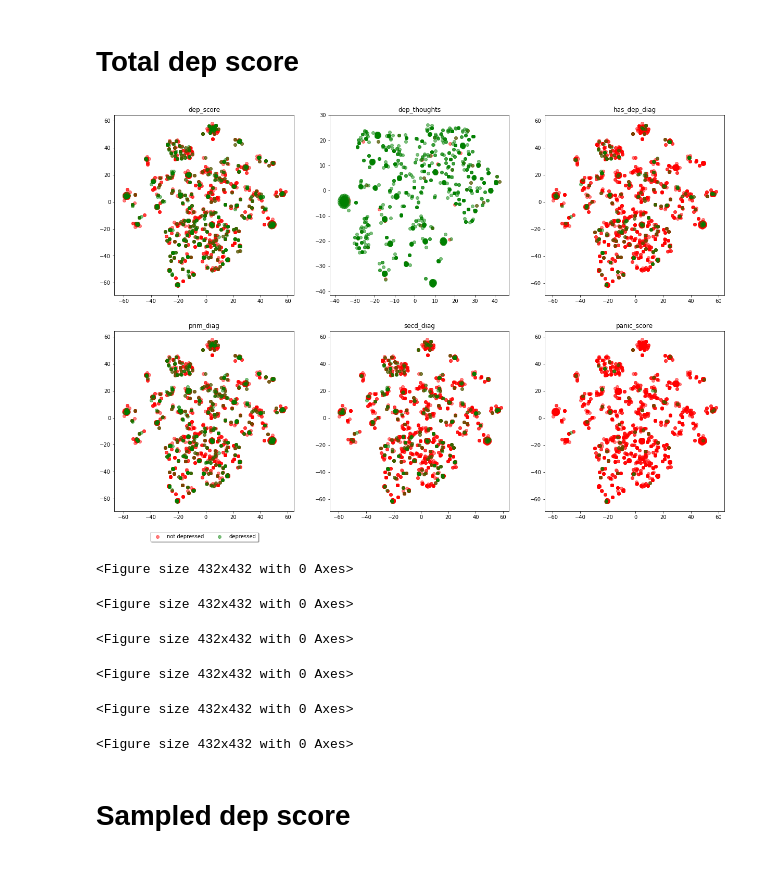
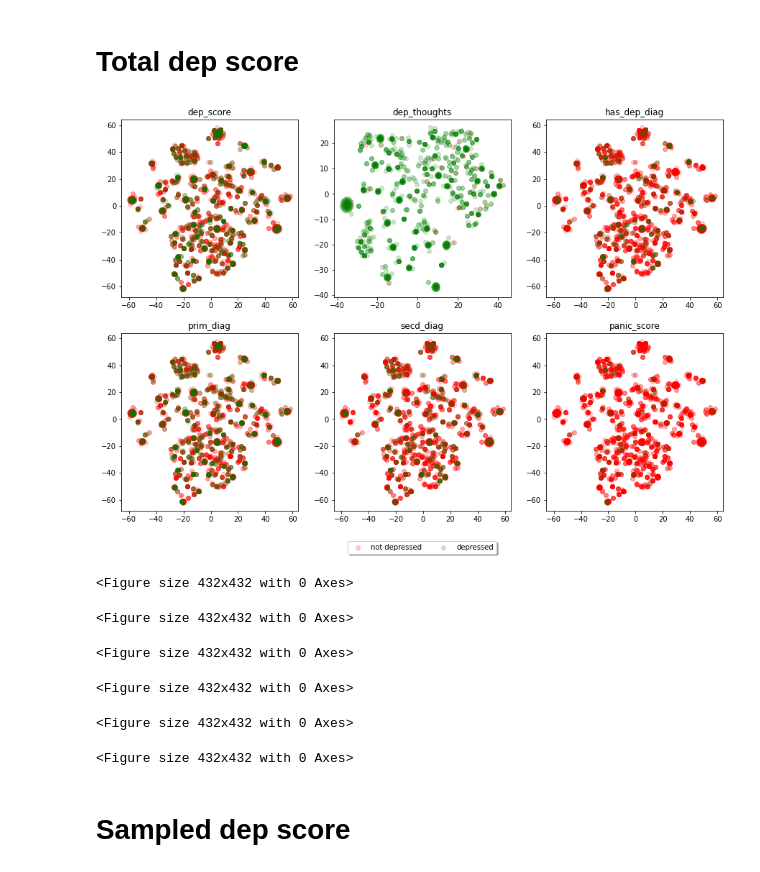
Before and after one commit to tomstark99/COMS30050, a Jupyter notebook: coursework/binary_classification/T-SNE.ipynb, the cells around one changed output. Cells and saved outputs as stored; diff of their text form; code cells hidden in the pictures.

Commit message:
updating graphs

```diff
--- a/coursework/binary_classification/T-SNE.ipynb
+++ b/coursework/binary_classification/T-SNE.ipynb
@@ -23,7 +23,7 @@ from sklearn.manifold import TSNE
 # %% [markdown]
 # Total dep score
 # %%
-fig, ((ax1, ax2, ax3), (ax4, ax5, ax6)) = plt.subplots(2, 3, figsize=(21, 14))
+fig, ((ax1, ax2, ax3), (ax4, ax5, ax6)) = plt.subplots(2, 3, figsize=(15, 10))
 
 # dep score
 total_dep_score = pd.read_csv('../data/0&1/total_dep_score.csv')
@@ -40,7 +40,7 @@ target_ids = range(2)
 plt.figure(figsize=(6, 6))
 colors = 'r', 'g'
 for i, c, label in zip(target_ids, colors, ['not depressed', 'depressed']):
-    ax1.scatter(X_tsne[target == i, 0], X_tsne[target == i, 1], c=c, label=label, alpha=0.5)
+    ax1.scatter(X_tsne[target == i, 0], X_tsne[target == i, 1], c=c, label=label, alpha=0.2)
 
 # dep thoughts
 total_dep_thoughts = pd.read_csv('../data/0&1/total_dep_thoughts.csv')
@@ -57,7 +57,7 @@ target_ids = range(2)
 plt.figure(figsize=(6, 6))
 colors = 'r', 'g'
 for i, c, label in zip(target_ids, colors, ['not depressed', 'depressed']):
-    ax2.scatter(X_tsne[target == i, 0], X_tsne[target == i, 1], c=c, label=label, alpha=0.5)
+    ax2.scatter(X_tsne[target == i, 0], X_tsne[target == i, 1], c=c, label=label, alpha=0.2)
 
 # has_dep_diag
 total_has_dep_diag = pd.read_csv('../data/0&1/total_has_dep_diag.csv')
@@ -74,7 +74,7 @@ target_ids = range(2)
 plt.figure(figsize=(6, 6))
 colors = 'r', 'g'
 for i, c, label in zip(target_ids, colors, ['not depressed', 'depressed']):
-    ax3.scatter(X_tsne[target == i, 0], X_tsne[target == i, 1], c=c, label=label, alpha=0.5)
+    ax3.scatter(X_tsne[target == i, 0], X_tsne[target == i, 1], c=c, label=label, alpha=0.2)
 
 # prim_diag
 total_prim_diag = pd.read_csv('../data/0&1/total_prim_diag.csv')
@@ -91,7 +91,7 @@ target_ids = range(2)
 plt.figure(figsize=(6, 6))
 colors = 'r', 'g'
 for i, c, label in zip(target_ids, colors, ['not depressed', 'depressed']):
-    ax4.scatter(X_tsne[target == i, 0], X_tsne[target == i, 1], c=c, label=label, alpha=0.5)
+    ax4.scatter(X_tsne[target == i, 0], X_tsne[target == i, 1], c=c, label=label, alpha=0.2)
 
 # secd_diag
 total_secd_diag = pd.read_csv('../data/0&1/total_secd_diag.csv')
@@ -108,39 +108,39 @@ target_ids = range(2)
 plt.figure(figsize=(6, 6))
 colors = 'r', 'g'
 for i, c, label in zip(target_ids, colors, ['not depressed', 'depressed']):
-    ax5.scatter(X_tsne[target == i, 0], X_tsne[target == i, 1], c=c, label=label, alpha=0.5)
+    ax5.scatter(X_tsne[target == i, 0], X_tsne[target == i, 1], c=c, label=label, alpha=0.2)
 
 # panic_score
 total_panic_score = pd.read_csv('../data/0&1/total_panic_score.csv')
 
 X = total_panic_score.copy()
 del X['panic_score']
 
 target = total_panic_score['panic_score']
 
 tsne = TSNE(n_components=2, random_state=1)
 X_tsne = tsne.fit_transform(X)
 target_ids = range(2)
 
 plt.figure(figsize=(6, 6))
 colors = 'r', 'g'
 for i, c, label in zip(target_ids, colors, ['not depressed', 'depressed']):
-    ax6.scatter(X_tsne[target == i, 0], X_tsne[target == i, 1], c=c, label=label, alpha=0.5)
+    ax6.scatter(X_tsne[target == i, 0], X_tsne[target == i, 1], c=c, label=label, alpha=0.2)
 
-ax6.legend(loc='upper center', bbox_to_anchor=(-1.9, -0.1),
+ax6.legend(loc='upper center', bbox_to_anchor=(-0.7, -0.15),
           fancybox=True, shadow=True, ncol=2)
 
 
 ax1.set_title('dep_score')
 ax2.set_title('dep_thoughts')
 ax3.set_title('has_dep_diag')
 ax4.set_title('prim_diag')
 ax5.set_title('secd_diag')
 ax6.set_title('panic_score')
 
 plt.show()
 # %% [output]
-[figure, old version]
+[figure, new version]
 <Figure size 432x432 with 0 Axes>
 <Figure size 432x432 with 0 Axes>
 <Figure size 432x432 with 0 Axes>
```
Also changed, not shown: parts of 1 cell of this notebook, 2 other files.
